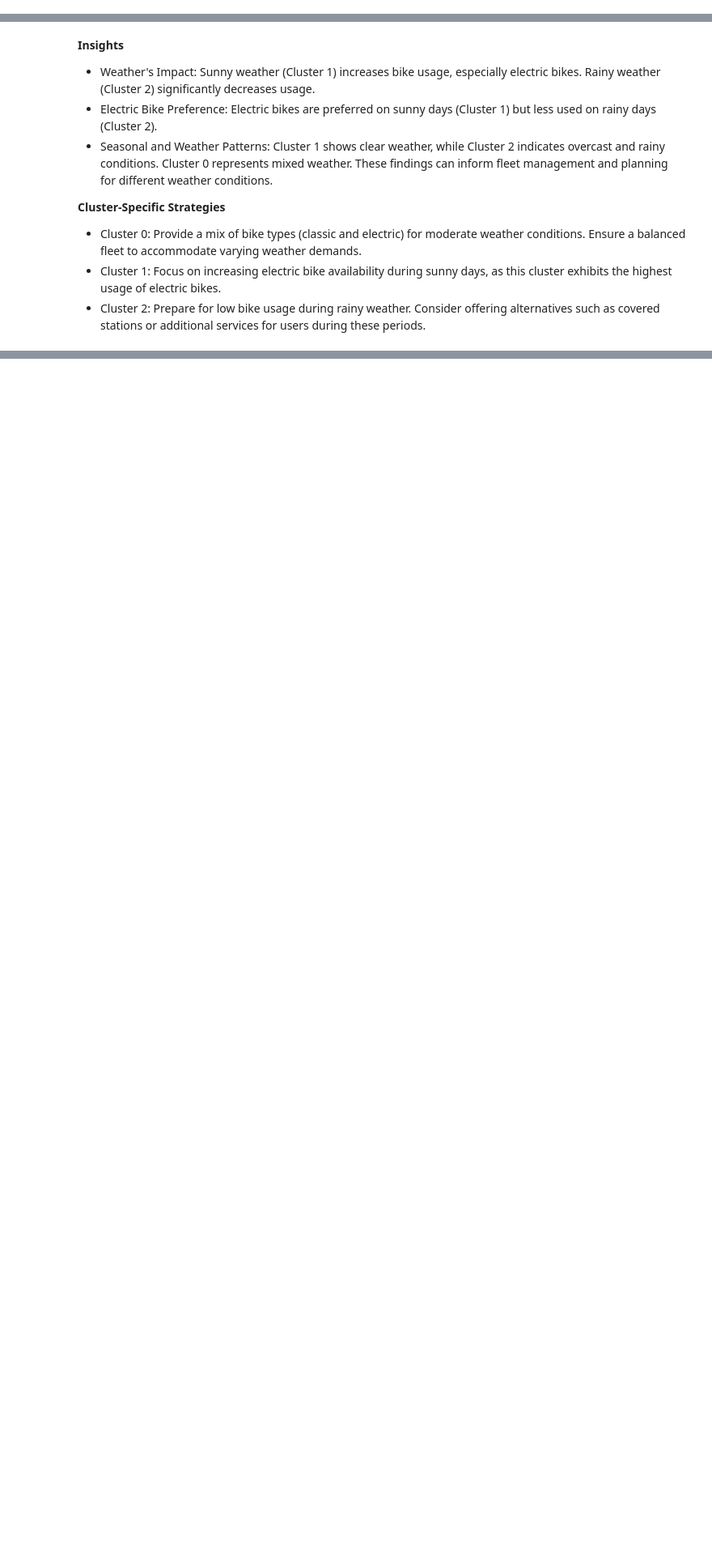
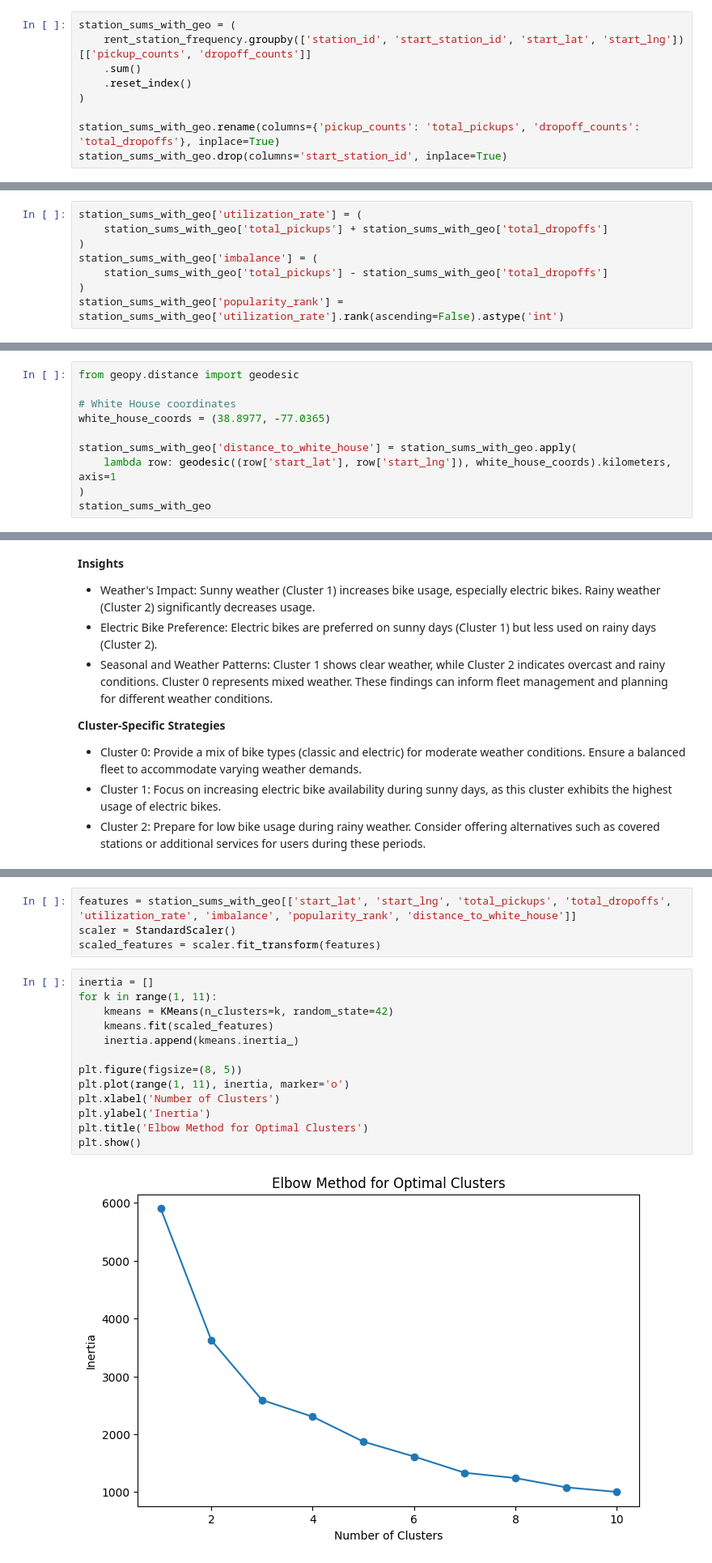
Before and after one commit to Will-Wei7/User-Clustering-on-Capital-bikeshare-dataset, a Jupyter notebook: project_3_machine_learning.ipynb, the cells around one changed output, grey strips where cells are left out. Shown at 81% size. Drawn from its saved outputs; the diff is of its cells as text; blank space fills up the shorter version.

Commit message:
Geographical Impact on Bike Demand
K-means Clustering

```diff
--- a/project_3_machine_learning.ipynb
+++ b/project_3_machine_learning.ipynb
@@ -79,3 +244,12 @@ None
+# %%
+station_sums_with_geo = (
+    rent_station_frequency.groupby(['station_id', 'start_station_id', 'start_lat', 'start_lng'])[['pickup_counts', 'dropoff_counts']]
+    .sum()
+    .reset_index()
+)
+
+station_sums_with_geo.rename(columns={'pickup_counts': 'total_pickups', 'dropoff_counts': 'total_dropoffs'}, inplace=True)
+station_sums_with_geo.drop(columns='start_station_id', inplace=True)
 # %%
 rent_detail_23.head()
 # %% [output]
@@ -553,0 +741,8 @@ transformed_X.shape
+# %%
+station_sums_with_geo['utilization_rate'] = (
+    station_sums_with_geo['total_pickups'] + station_sums_with_geo['total_dropoffs']
+)
+station_sums_with_geo['imbalance'] = (
+    station_sums_with_geo['total_pickups'] - station_sums_with_geo['total_dropoffs']
+)
+station_sums_with_geo['popularity_rank'] = station_sums_with_geo['utilization_rate'].rank(ascending=False).astype('int')
@@ -553,0 +753,10 @@ transformed_X.shape
+# %%
+from geopy.distance import geodesic
+
+# White House coordinates
+white_house_coords = (38.8977, -77.0365)
+
+station_sums_with_geo['distance_to_white_house'] = station_sums_with_geo.apply(
+    lambda row: geodesic((row['start_lat'], row['start_lng']), white_house_coords).kilometers, axis=1
+)
+station_sums_with_geo
@@ -916,0 +1161,19 @@ Name: count, dtype: int64
+# %%
+features = station_sums_with_geo[['start_lat', 'start_lng', 'total_pickups', 'total_dropoffs', 'utilization_rate', 'imbalance', 'popularity_rank', 'distance_to_white_house']]
+scaler = StandardScaler()
+scaled_features = scaler.fit_transform(features)
+# %%
+inertia = []
+for k in range(1, 11):
+    kmeans = KMeans(n_clusters=k, random_state=42)
+    kmeans.fit(scaled_features)
+    inertia.append(kmeans.inertia_)
+
+plt.figure(figsize=(8, 5))
+plt.plot(range(1, 11), inertia, marker='o')
+plt.xlabel('Number of Clusters')
+plt.ylabel('Inertia')
+plt.title('Elbow Method for Optimal Clusters')
+plt.show()
+# %% [output]
+[figure, added]
```
Also changed, not shown: parts of 37 cells of this notebook.
